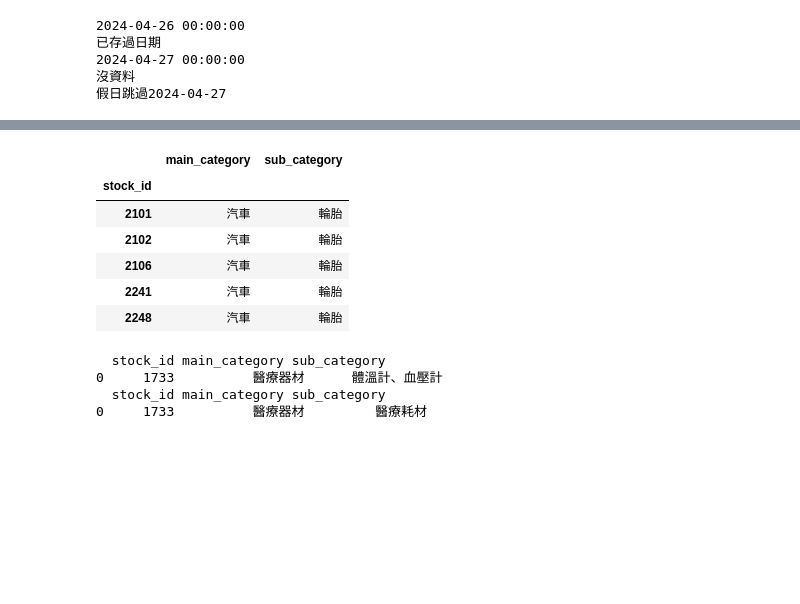
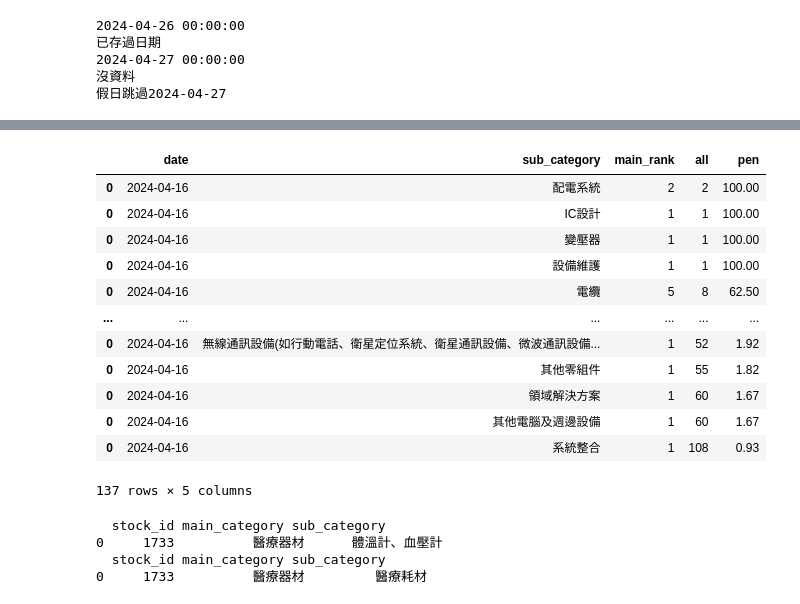
Before and after one commit to mulderfang/stock, a Jupyter notebook: RS與回測量化分析.ipynb, the cells around one changed output, grey strips where cells are left out. Drawn from its saved outputs; the diff is of its cells as text; code cells hidden in the pictures; blank space fills up the shorter version.

```diff
--- a/RS與回測量化分析.ipynb
+++ b/RS與回測量化分析.ipynb
@@ -456,13 +542,23 @@ df_sub_category[df_sub_category['main_rank'] > 2]
-# %%
-df_sub_category_list[df_sub_category_list['sub_category'] == '輪胎']
-# %% [output]
-|  | main_category | sub_category |
-| stock_id |  |  |
-| 2101 | 汽車 | 輪胎 |
-| 2102 | 汽車 | 輪胎 |
-| 2106 | 汽車 | 輪胎 |
-| 2241 | 汽車 | 輪胎 |
-| 2248 | 汽車 | 輪胎 |
+# %%
+df_rs70_category_week[(df_rs70_category_week['main_rank'] > 2) & (df_rs70_category_week['pen'] > 20)]
+df_rs70_category_week[df_rs70_category_week['date']=='2024-04-16']
+#df_sub_category_list[df_sub_category_list['sub_category'] == '散熱片、風扇馬達、散熱模組']
+#df['date']=date.strftime('%Y-%m-%d')
+#df = df.reset_index().set_index(['stock_id','date'])
+# %% [output]
+|  | date | sub_category | main_rank | all | pen |
+| 0 | 2024-04-16 | 配電系統 | 2 | 2 | 100.00 |
+| 0 | 2024-04-16 | IC設計 | 1 | 1 | 100.00 |
+| 0 | 2024-04-16 | 變壓器 | 1 | 1 | 100.00 |
+| 0 | 2024-04-16 | 設備維護 | 1 | 1 | 100.00 |
+| 0 | 2024-04-16 | 電纜 | 5 | 8 | 62.50 |
+| ... | ... | ... | ... | ... | ... |
+| 0 | 2024-04-16 | 無線通訊設備(如行動電話、衛星定位系統、衛星通訊設備、微波通訊設備... | 1 | 52 | 1.92 |
+| 0 | 2024-04-16 | 其他零組件 | 1 | 55 | 1.82 |
+| 0 | 2024-04-16 | 領域解決方案 | 1 | 60 | 1.67 |
+| 0 | 2024-04-16 | 其他電腦及週邊設備 | 1 | 60 | 1.67 |
+| 0 | 2024-04-16 | 系統整合 | 1 | 108 | 0.93 |
+137 rows × 5 columns
 # %%
 
 import requests
```
Also changed, not shown: parts of 9 cells of this notebook.
